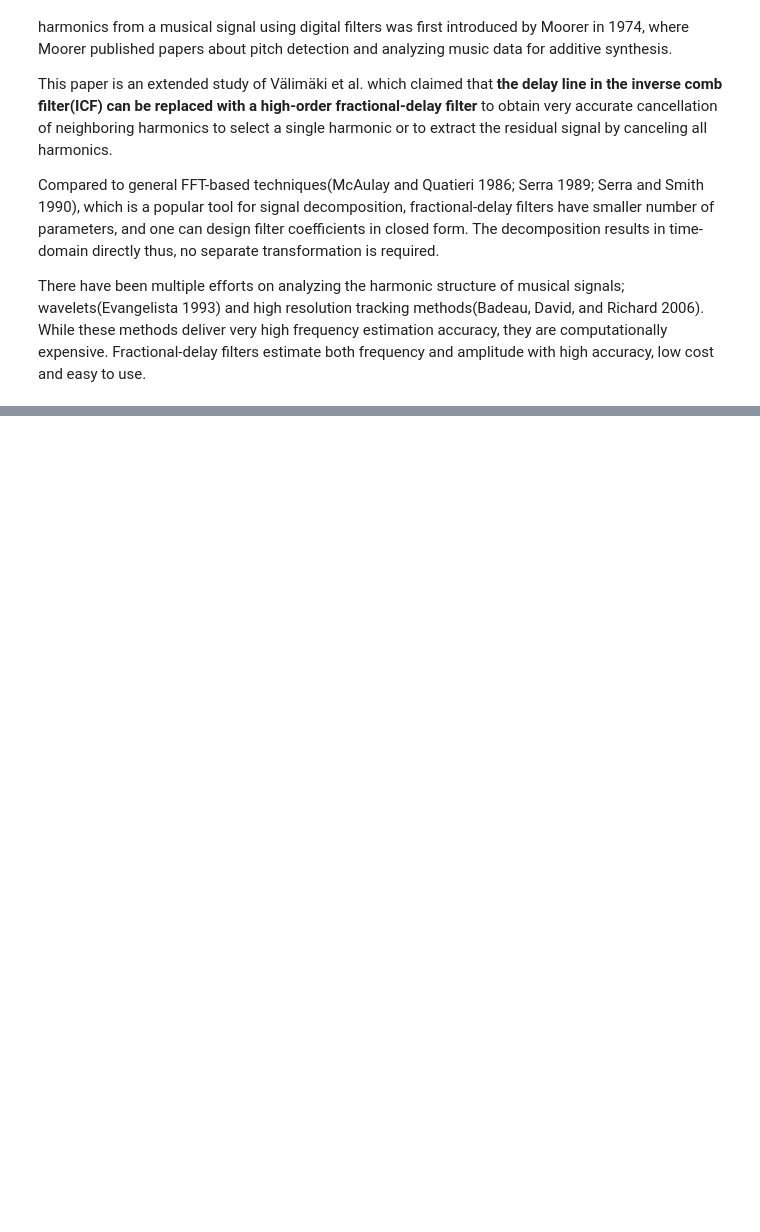
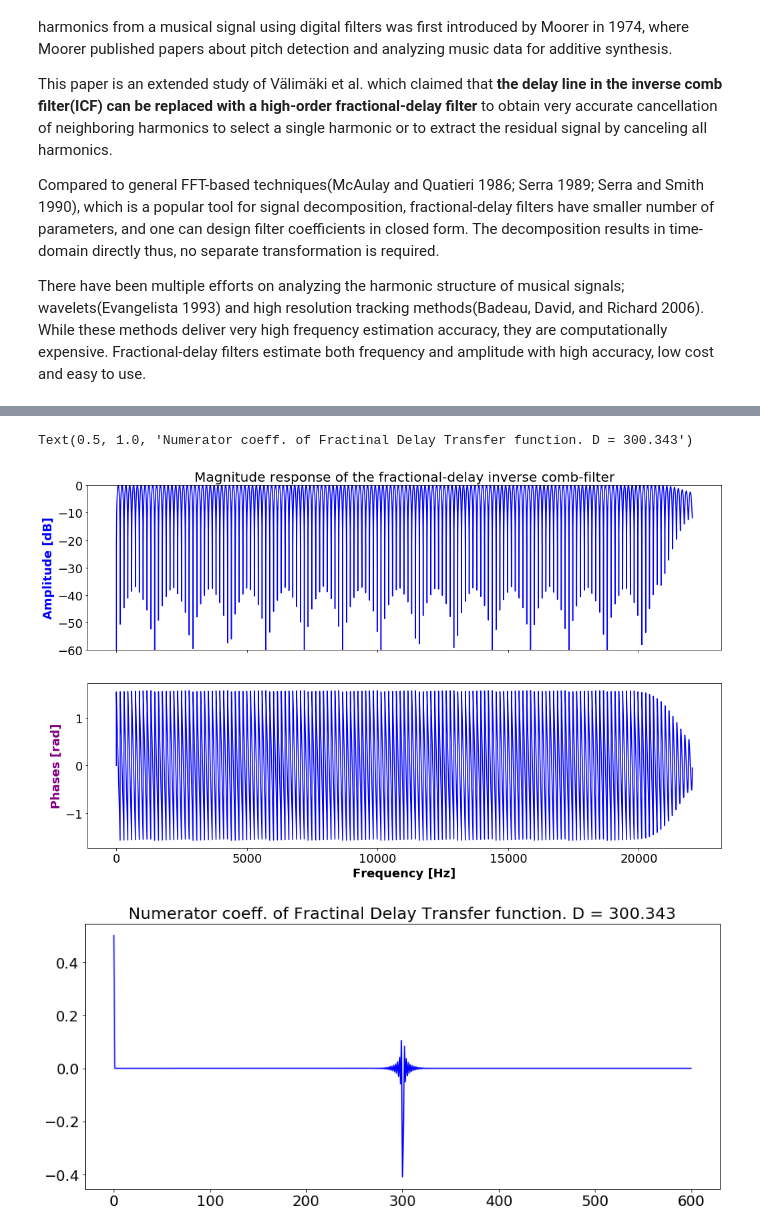
Before and after one commit to SuperShinyEyes/aalto-audio-signal-processing, a Jupyter notebook: homeworks/HW3_fractional_delay_filters.ipynb, the cells around one changed output, grey strips where cells are left out. Drawn from its saved outputs; the diff is of its cells as text; code cells hidden in the pictures; blank space fills up the shorter version.

```diff
--- a/homeworks/HW3_fractional_delay_filters.ipynb
+++ b/homeworks/HW3_fractional_delay_filters.ipynb
@@ -253,0 +79,71 @@ c2e2f2.slice(44100,44100+4410).make_spectrum().plot()
+# %%
+def lagrange_interpolation(D, N=160):
+    """
+    Args:
+        D = 174.3   # Frequency to remove
+        N = 160     # Chunk size
+    """
+    h = np.ones(N+1)
+    for n in range(N+1):
+        """Calculate largrange polynomial in vectorized form"""
+        # Skip the k = n + K1 in order to avoid zero division error
+        for k in range(N+1):
+            if k == n:
+                continue
+            h[n] *= (D-k)/(n-k)
+
+    return h
+
+
+def fractional_delay(f0, fs=44100):
+    #-------------------------------------------------
+    # Get Lagrange interpolation
+    D = fs / f0
+    N = int(2*D)
+
+    # Numerators of Lagrange interpolation
+    b_L = lagrange_interpolation(D=D, N=N)
+
+    # Numerators of delay
+    b_delay = np.zeros_like(b_L)
+    b_delay[0] = 1
+
+    # This is the final numerator of the transfer function
+    b = 1/2 * (b_delay - b_L)
+
+    nfft = 2**14
+    #-------------------------------------------------
+    # Output of freqz()
+    # w : ndarray
+    #     The frequencies at which `h` was computed, in the same units as `fs`.
+    #     By default, `w` is normalized to the range [0, pi) (radians/sample).
+    # h : ndarray
+    #     The frequency response, as complex numbers.
+    w, H = freqz(b=b, worN=nfft, whole=False)
+
+    H_dB = 20 * np.log10(abs(H)) # abs() converts a complex number to a real number.
+
+    w *= 0.5 * fs / np.pi        # Renormalize `w` to Nyquist sample rate
+
+    return b, w, H_dB, np.angle(H)
+f0=146.832
+b, w, H, phases = fractional_delay(f0)
+f, axarr = plt.subplots(2, sharex=True, figsize=(17, 10))
+# Plot magnitude
+axarr[0].plot(w, H, 'blue')
+axarr[0].set_ylabel('Amplitude [dB]', color='blue')
+axarr[0].set_ylim([-60,0])
+axarr[0].set_title('Magnitude response of the fractional-delay inverse comb-filter')
+# Plot angles/phases
+axarr[1].plot(w, phases, 'blue')
+axarr[1].set_ylabel('Phases [rad]', color='purple')
+plt.xlabel('Frequency [Hz]')
+
+D = 44100 / f0
+plt.figure(figsize=(14,6))
+plt.plot(b, 'blue')
+plt.title('Numerator coeff. of Fractinal Delay Transfer function. D = {:.3f}'.format(D))
+# %% [output]
+Text(0.5, 1.0, 'Numerator coeff. of Fractinal Delay Transfer function. D = 300.343')
+[figure, added]
+[figure, added]
```
Also changed, not shown: parts of 39 cells of this notebook.
